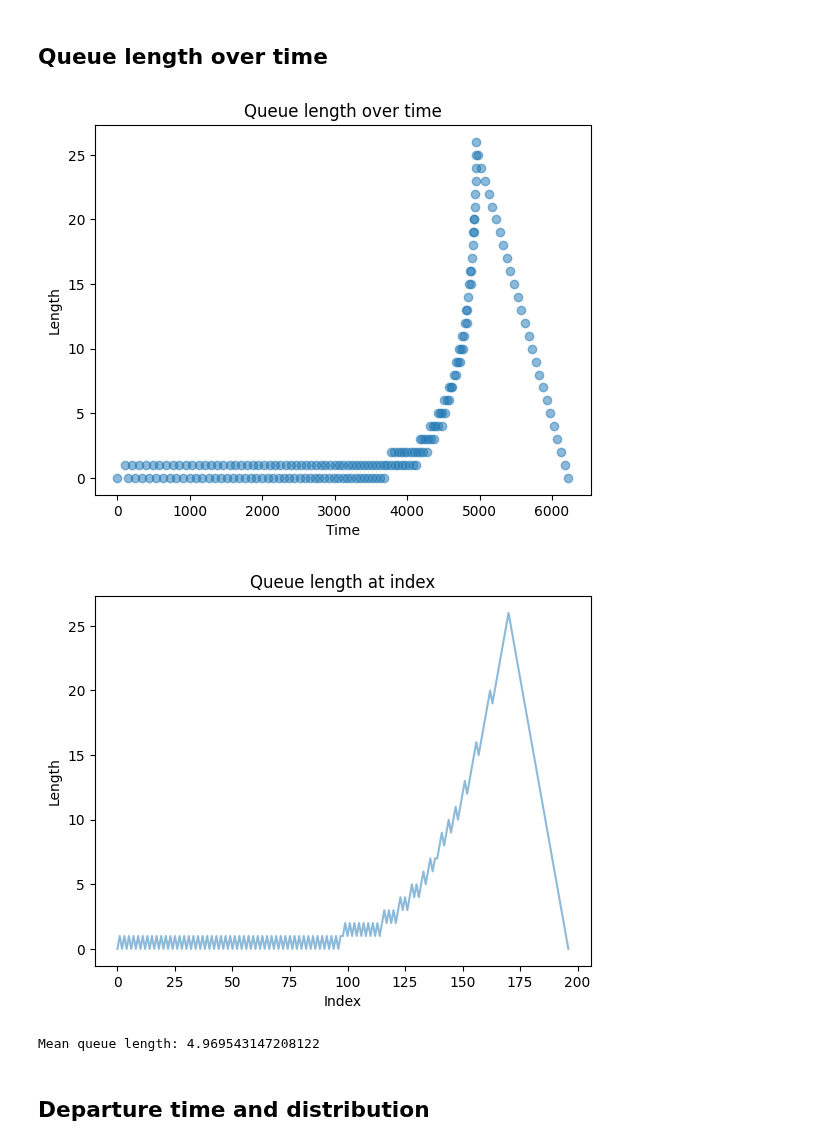
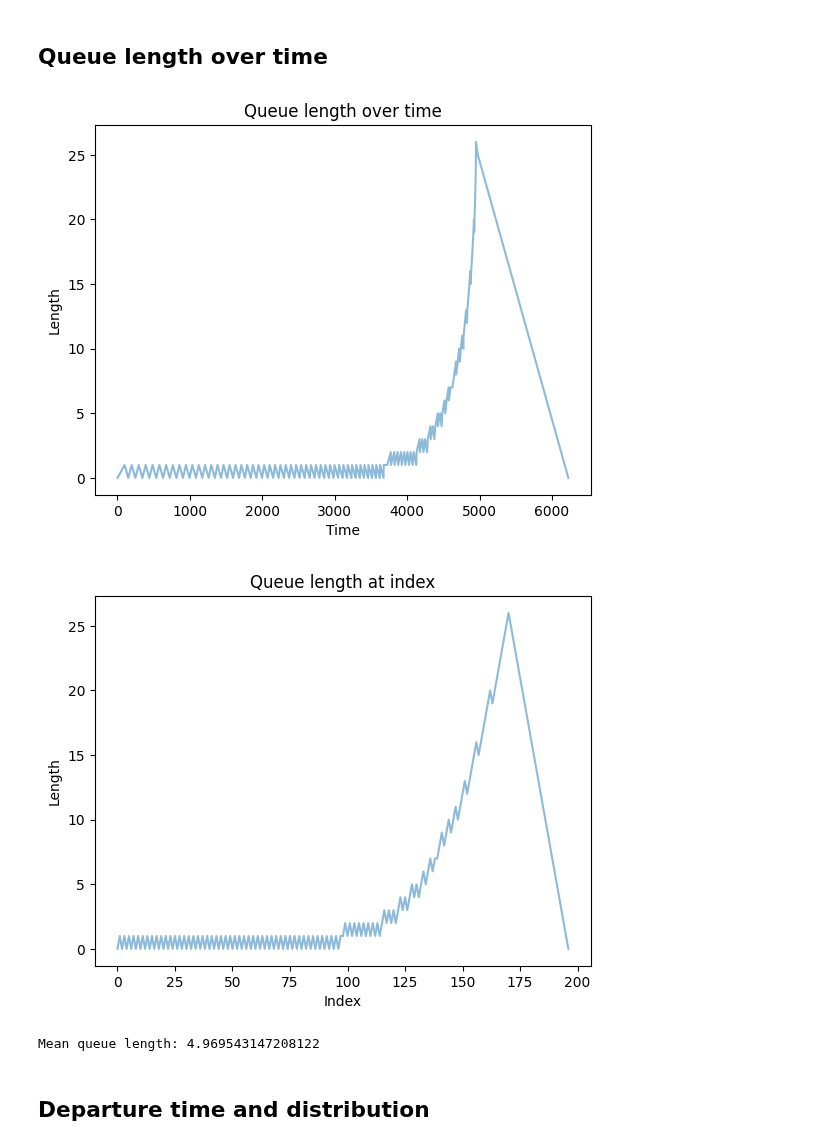
Before and after one commit to gitaroktato/queue-model-in-python, a Jupyter notebook: interesting-experiments.ipynb, the cells around one changed output. Saved outputs shown, nothing was run; the diff lists cells and outputs as text; code cells hidden in the pictures.

```diff
--- a/interesting-experiments.ipynb
+++ b/interesting-experiments.ipynb
@@ -36,24 +37,24 @@ Mean arrival time: 50.0
 # %%
 from src.queue import Queue
 
 queue = Queue(inter_arrival_time, np.full(shape=SAMPLE_SIZE, dtype=int, fill_value=EXECUTION_RATE))
 queue.process()
 
 plt.title("Queue length over time")
 plt.xlabel("Time")
 plt.ylabel("Length")
-plt.scatter(*zip(*queue.length_with_timestamps), alpha=0.5)
+plt.plot(*zip(*queue.length_with_timestamps), alpha=0.5)
 plt.show()
 
 plt.title("Queue length at index")
 plt.xlabel("Index")
 plt.ylabel("Length")
 plt.plot(queue.length, alpha=0.5)
 plt.show()
 
 print(f'Mean queue length: {queue.length.mean()}')
 # %% [output]
-[figure, old version]
+[figure, new version]
 [figure]
 Mean queue length: 4.969543147208122
 # %% [markdown]
```
Also changed, not shown: parts of 1 cell of this notebook, 2 other files.
